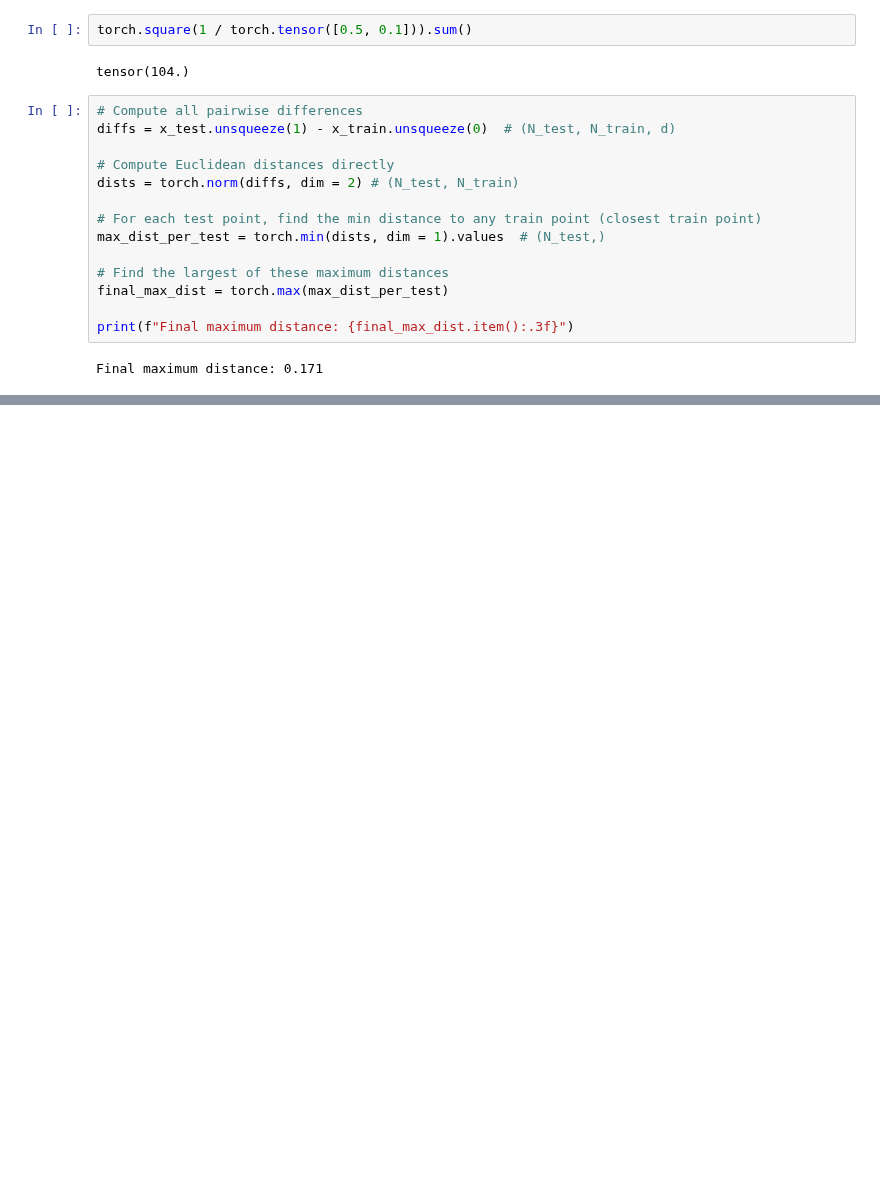
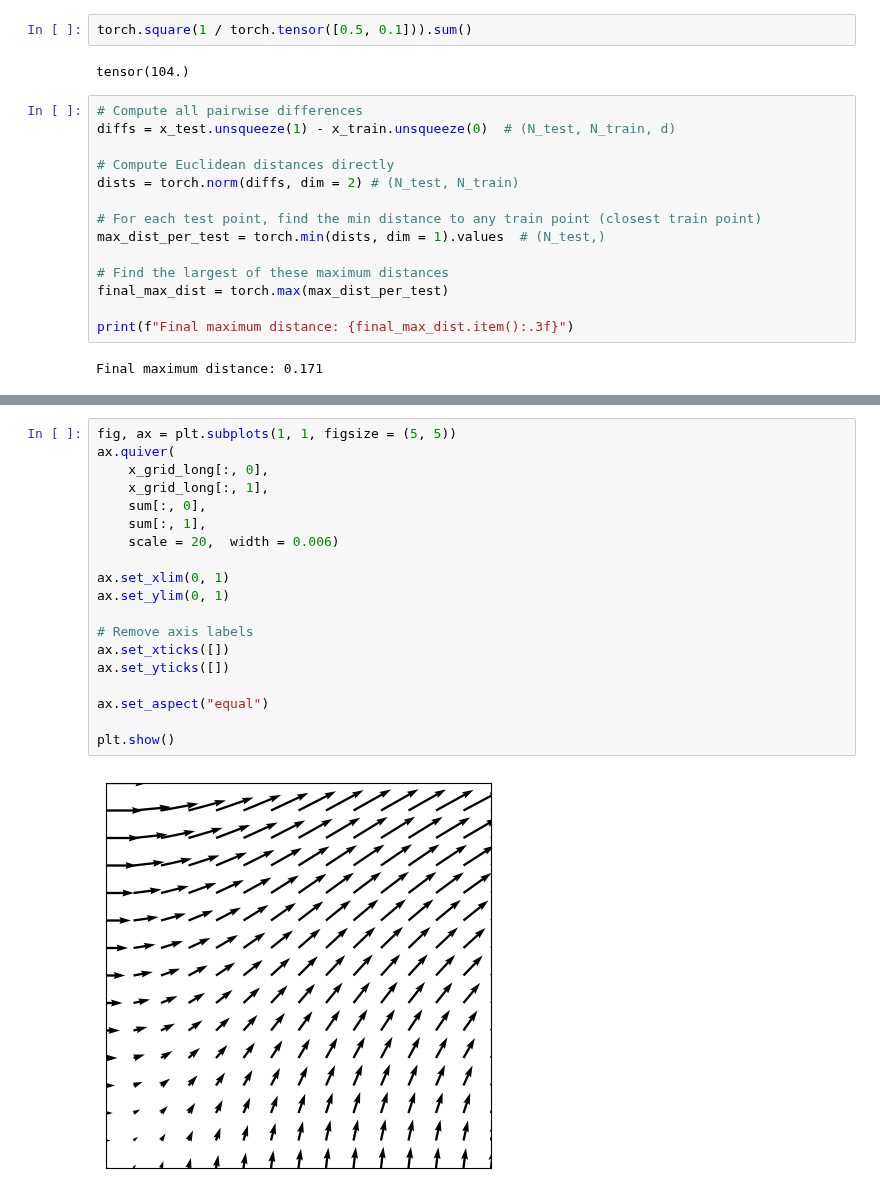
Before and after one commit to kimbente/ice_thickness, a Jupyter notebook: debug.ipynb, the cells around one changed output, grey strips where cells are left out. Cells and saved outputs as stored; diff of their text form; blank space fills up the shorter version.

```diff
--- a/debug.ipynb
+++ b/debug.ipynb
@@ -886,0 +943,21 @@ Final maximum distance: 0.171
+# %%
+fig, ax = plt.subplots(1, 1, figsize = (5, 5))
+ax.quiver(
+    x_grid_long[:, 0],
+    x_grid_long[:, 1],
+    sum[:, 0],
+    sum[:, 1],
+    scale = 20,  width = 0.006)
+
+ax.set_xlim(0, 1)
+ax.set_ylim(0, 1)
+
+# Remove axis labels
+ax.set_xticks([])
+ax.set_yticks([])
+
+ax.set_aspect("equal")
+
+plt.show()
+# %% [output]
+[figure, added]
```
Also changed, not shown: parts of 4 cells of this notebook, 27 other files.
